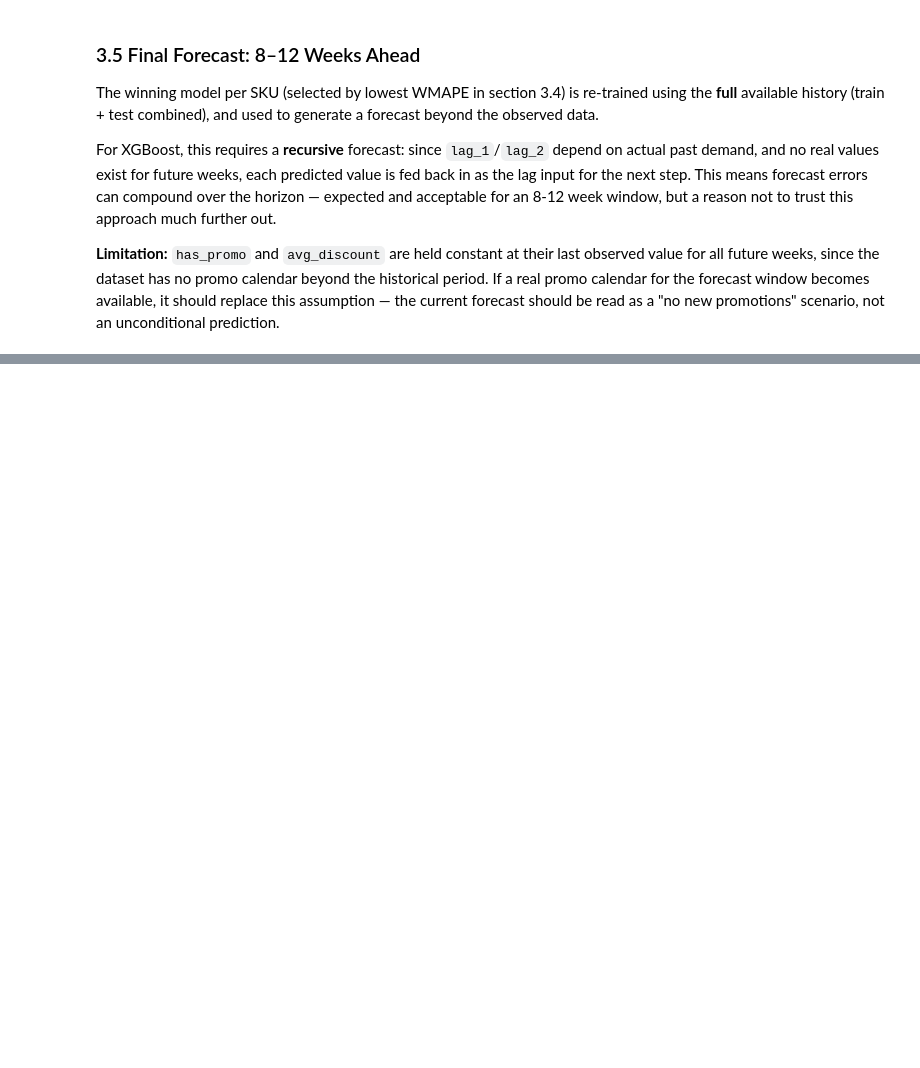
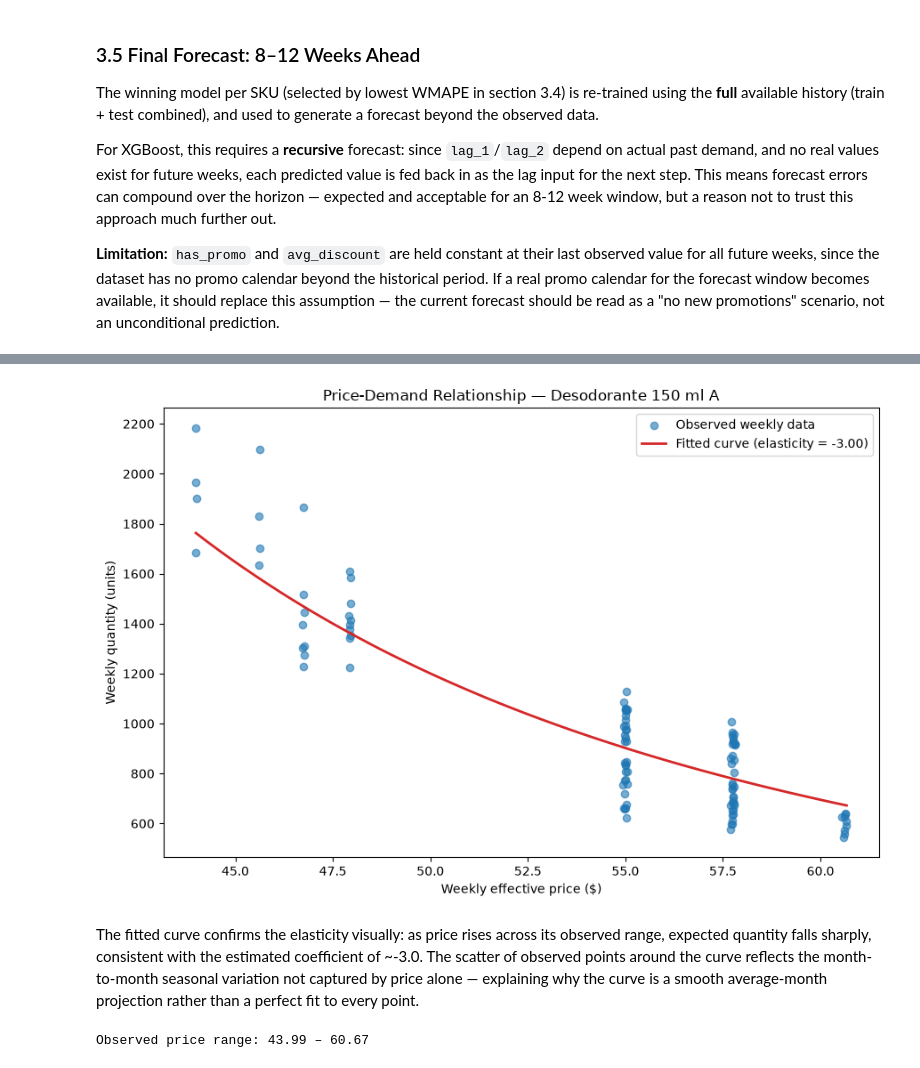
Before and after one commit to SibraimT/VEMIO-trial, a Jupyter notebook: notebooks/01_eda_cleaning.ipynb, the cells around one changed output, grey strips where cells are left out. Saved outputs shown, nothing was run; the diff lists cells and outputs as text; code cells hidden in the pictures; blank space fills up the shorter version.

Commit message:
feat: estimate price elasticity and build price-demand-margin simulator for Desodorante

```diff
--- a/notebooks/01_eda_cleaning.ipynb
+++ b/notebooks/01_eda_cleaning.ipynb
@@ -653,0 +803,11 @@ plt.show()
+# %%
+import statsmodels.formula.api as smf
+
+weekly_price_qty["log_qty"] = np.log(weekly_price_qty["quantity"])
+weekly_price_qty["log_price"] = np.log(weekly_price_qty["price"])
+
+model_elasticity = smf.ols("log_qty ~ log_price + C(month)", data=weekly_price_qty).fit()
+print(model_elasticity.summary())
+
+elasticity = model_elasticity.params["log_price"]
+print(f"\nEstimated price elasticity: {elasticity:.3f}")
@@ -653,0 +849,35 @@ plt.show()
+# %%
+# Curva ajustada: precio vs cantidad esperada, manteniendo el mes en su valor promedio del periodo
+price_range_plot = np.linspace(weekly_price_qty["price"].min(), weekly_price_qty["price"].max(), 100)
+
+# Efecto promedio de mes: usamos el promedio de los coeficientes de mes como ajuste constante
+month_effect_avg = model_elasticity.params[[c for c in model_elasticity.params.index if "C(month)" in c]].mean()
+
+log_qty_fit = model_elasticity.params["Intercept"] + month_effect_avg + model_elasticity.params["log_price"] * np.log(price_range_plot)
+qty_fit = np.exp(log_qty_fit)
+
+fig, ax = plt.subplots(figsize=(9, 6))
+ax.scatter(weekly_price_qty["price"], weekly_price_qty["quantity"], alpha=0.6, label="Observed weekly data", color="tab:blue")
+ax.plot(price_range_plot, qty_fit, color="tab:red", linewidth=2, label=f"Fitted curve (elasticity = {elasticity:.2f})")
+ax.set_xlabel("Weekly effective price ($)")
+ax.set_ylabel("Weekly quantity (units)")
+ax.set_title(f"Price-Demand Relationship — {sku_b}")
+ax.legend()
+plt.tight_layout()
+plt.savefig("../outputs/price_elasticity_desodorante.png", dpi=150, bbox_inches="tight")
+plt.show()
+# %% [output]
+[figure, added]
+# %% [markdown]
+The fitted curve confirms the elasticity visually: as price rises across
+its observed range, expected quantity falls sharply, consistent with the
+estimated coefficient of ~-3.0. The scatter of observed points around the
+curve reflects the month-to-month seasonal variation not captured by price
+alone — explaining why the curve is a smooth average-month projection rather
+than a perfect fit to every point.
+# %%
+price_min = weekly_price_qty["price"].min()
+price_max = weekly_price_qty["price"].max()
+print(f"Observed price range: {price_min:.2f} – {price_max:.2f}")
+# %% [output]
+Observed price range: 43.99 – 60.67
```
Also changed, not shown: parts of 16 cells of this notebook, 3 other files.
